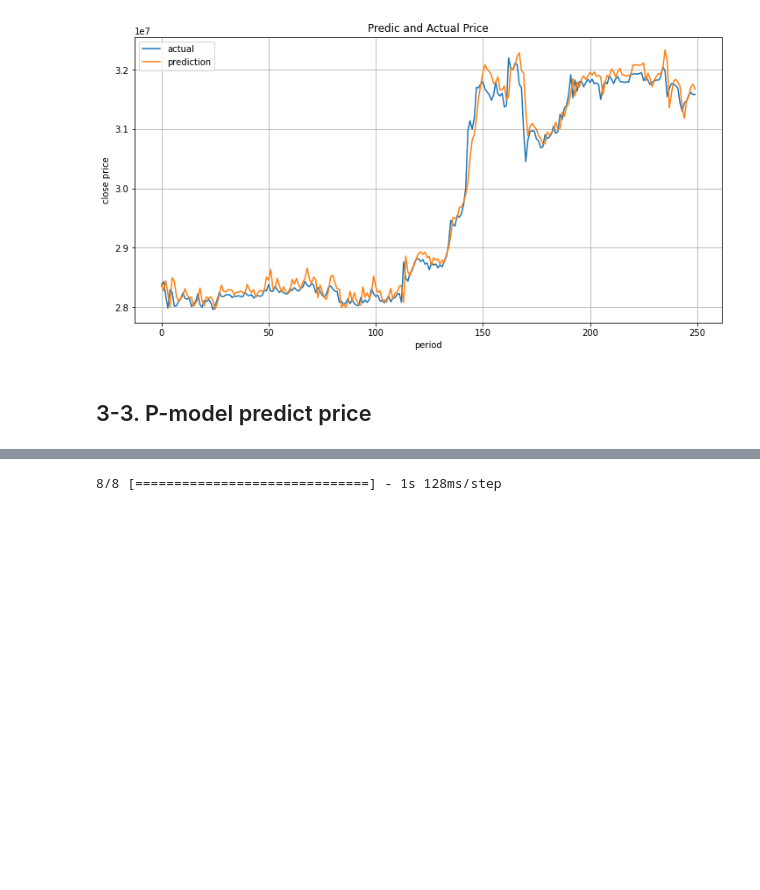
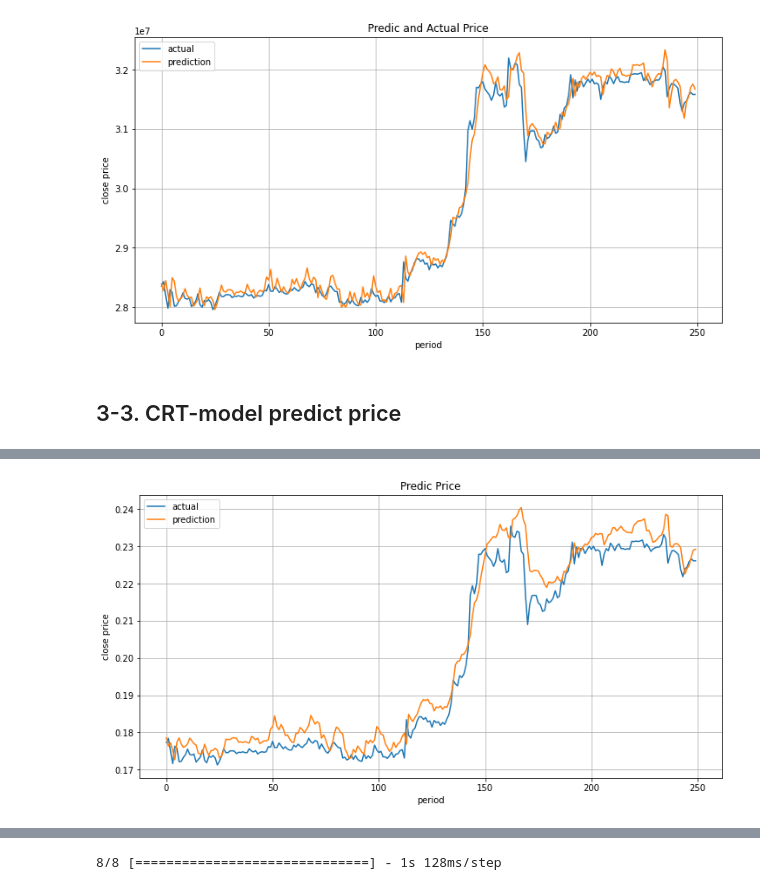
Before and after one commit to K-Digital-Coin/K-Digital_pjt_DA, a Jupyter notebook: 3_Tensorflow_LSTM.ipynb, the cells around one changed output, grey strips where cells are left out. Cells and saved outputs as stored; diff of their text form; code cells hidden in the pictures; blank space fills up the shorter version.

```diff
--- a/3_Tensorflow_LSTM.ipynb
+++ b/3_Tensorflow_LSTM.ipynb
@@ -248,3 +248,10 @@ Total params: 68,225
 Trainable params: 68,225
 Non-trainable params: 0
 _________________________________________________________________
+# %%
+# Build up CTR-Model
+ctr_model = Sequential()
+ctr_model.add(LSTM(128,activation='tanh',input_shape=cx_train[0].shape))
+ctr_model.add(Dense(64, activation='relu'))
+ctr_model.add(Dense(1, activation='linear'))
+ctr_model.summary()
@@ -283,0 +332,4 @@ Epoch 22/50
+# %%
+ctr_model.compile(loss='mse', optimizer='adam', metrics=['mae'])
+early_stop = EarlyStopping(monitor='val_loss', patience=5)
+ctr_model.fit(cx_train, cy_train, validation_data=(cx_test, cy_test), epochs=50, batch_size=64, callbacks=[early_stop])
@@ -396,4 +517,19 @@ plt.show()
 MSE : 41482405480.576 , RMSE : 203672.299
 [figure]
 # %% [markdown]
-## 3-3. P-model predict price
+## 3-3. CRT-model predict price
+# %%
+# predic CTR-Model
+ctr_pred = ctr_model.predict(cx_test)
+
+plt.figure(figsize=(12, 6))
+plt.title('Predic Price')
+plt.xlabel('period')
+plt.ylabel('close price')
+plt.plot(cy_test, label='actual')
+plt.plot(ctr_pred, label='prediction')
+plt.grid()
+plt.legend(loc='best')
+
+plt.show()
+# %% [output]
@@ -399,0 +537 @@ MSE : 41482405480.576 , RMSE : 203672.299
+[figure, added]
```
Also changed, not shown: parts of 28 cells of this notebook, 9 other files.
